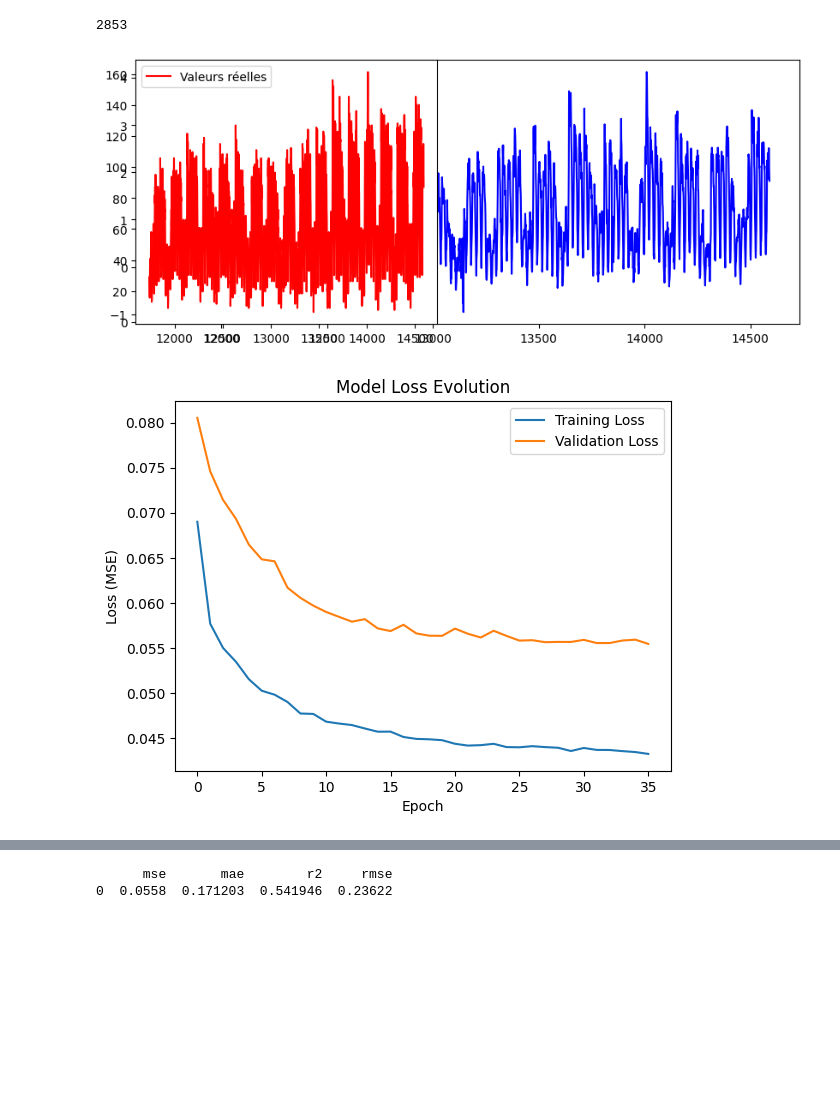
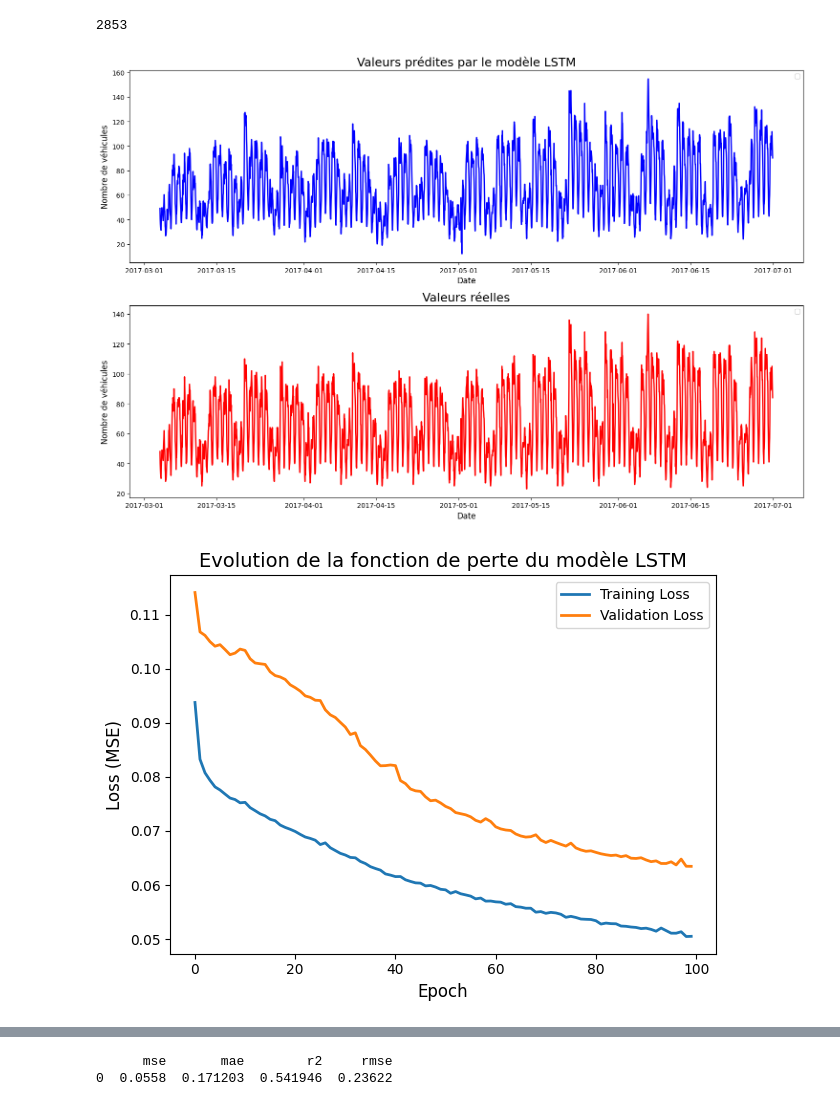
Before and after one commit to Katchoou/Estimation-du-traffic-routier---ATUT2025, a Jupyter notebook: notebook.ipynb, the cells around one changed output, grey strips where cells are left out. Drawn from its saved outputs; the diff is of its cells as text; code cells hidden in the pictures; blank space fills up the shorter version.

Commit message:
Fin de l'implementation du modele LSTM

```diff
--- a/notebook.ipynb
+++ b/notebook.ipynb
@@ -205,7 +200,7 @@ def Difference(df,col, interval):
         diff.append(value)
     return diff
 # %%
-traffic_current, scaler = Normalisation(traffic_current, "Vehicules")
+traffic_current, scaler = Normalisation(traffic_, "Vehicules")
 traffic_current.head(2)
 # %% [output]
 |  | DateHeure | Jonction | Vehicules | Annee | Mois | Jour | Heure |
@@ -346,14 +339,20 @@ y_train.shape
 def MY_LSTM_MODEL(X_train, y_train, X_test, y_test):
     early_stopping = callbacks.EarlyStopping(min_delta=0.001, patience=10, restore_best_weights=True)
     model = Sequential()
-    model.add(LSTM(units = 120, activation='tanh', return_sequences=True, input_shape=(X_train.shape[1], 1)))
+    model.add(LSTM(units = 200, activation='tanh', return_sequences=True, input_shape=(X_train.shape[1], 1)))
     model.add(Dropout(0.2))
-    model.add(LSTM(units = 60, activation='tanh', input_shape=(X_train.shape[1], 1)))
+    model.add(LSTM(units = 100, activation='tanh', return_sequences=True, input_shape=(X_train.shape[1], 1)))
+    model.add(Dropout(0.2))
+    model.add(LSTM(units = 100, activation='tanh', return_sequences=True, input_shape=(X_train.shape[1], 1)))
+    model.add(Dropout(0.2))
+    model.add(LSTM(units = 100, activation='tanh', return_sequences=True, input_shape=(X_train.shape[1], 1)))
+    model.add(Dropout(0.2))
+    model.add(LSTM(units = 300, activation='tanh', input_shape=(X_train.shape[1], 1)))
     model.add(Dropout(0.2))
     model.add(Dense(units = 1))
 
-    model.compile(optimizer=SGD(learning_rate=expo_decay, momentum=0.95), loss='mean_squared_error' )
-    model.fit(X_train,y_train, validation_data=(X_test, y_test), epochs=50, batch_size=120,callbacks=[early_stopping])
+    model.compile(optimizer=SGD(learning_rate=expo_decay, momentum=0.90), loss='mean_squared_error' )
+    model.fit(X_train,y_train, validation_data=(X_test, y_test), epochs=100, batch_size=120, callbacks=[early_stopping])
     y_pred = model.predict(X_test)
     return y_pred, model
 # %%
@@ -422,7 +422,7 @@ X_test.shape[0]
 # %% [output]
 2853
 # %%
-def recover_predictions(model_pred):
+def recover_predictions(model_pred, model_name):
     recover = traffic_norm[-(X_test.shape[0] + 1):-1]
     recover["Predictions"] = model_pred
     transform_reversed = recover.Vehicules + recover.Predictions
@@ -430,25 +430,41 @@ def recover_predictions(model_pred):
     transform_data.columns = ["Pred_normed"]
     final_pred = scaler.inverse_transform(transform_data.values)
     transform_data["Prediction_final"] = final_pred
-    plt.figure(figsize=(10, 4))
-    plt.subplot(1, 1, 1)
-    plt.plot(transform_data["Prediction_final"], label="Valeurs prédites", color='blue')
-    plt.subplot(1, 2, 1)
-    plt.plot(traffic_current["Vehicules"][-(X_test.shape[0] ):-1], label="Valeurs réelles", color='red')
-    plt.legend()
+    donnee = traffic[traffic["Jonction"] == type_jonction]
+
+    fig, ax = plt.subplots(2, 1, figsize=(15, 10))
+    ax[0].plot()
+    ax[0].plot(traffic_["DateHeure"][-(X_test.shape[0] +1 ):-1], transform_data["Prediction_final"], color='blue', lw =2)
+    ax[1].plot(traffic_["DateHeure"][-(X_test.shape[0] +1):-1], donnee["Vehicules"][-(X_test.shape[0] +1):-1], color='red', lw=2)
+    ax[0].set_title('Valeurs prédites par le modèle ' + str(model_name), fontsize=18)
+    ax[0].set_xlabel("Date", fontsize=12)
+    ax[0].set_ylabel("Nombre de véhicules", fontsize=12)
+    ax[0].legend()
+    ax[1].set_xlabel("Date", fontsize=12)
+    ax[1].set_ylabel("Nombre de véhicules", fontsize=12)
+    ax[1].set_title('Valeurs réelles', fontsize=18)
+    ax[1].legend()
+    plt.tight_layout()
+    plt.savefig("Valeurs prédites par le modèle " + str(model_name) + ".png")
     plt.show()
 # %%
-recover_predictions(y_pred)
+recover_predictions(y_pred, "LSTM")
 # %% [output]
-[figure, old version]
+[figure, new version]
 # %%
-plt.plot(my_lstm.history.history['loss'], label='Training Loss')
-plt.plot(my_lstm.history.history['val_loss'], label='Validation Loss')
-plt.title('Evolution de la fonction de perte du modèle LSTM')
-plt.ylabel('Loss (MSE)')
-plt.xlabel('Epoch')
-plt.legend()
-plt.show()
+# Nous allons creer une fonction qui va nous permettre de visualiser l'evolution de la fonction de perte de notre modele LSTM
+def plot_loss_function(model, model_name):
+    plt.plot(model.history.history['loss'], label='Training Loss', lw=2)
+    plt.plot(model.history.history['val_loss'], label='Validation Loss', lw=2)
+    plt.title('Evolution de la fonction de perte du modèle ' + str(model_name), fontsize=14)
+    plt.ylabel('Loss (MSE)', fontsize=12)
+    plt.xlabel('Epoch', fontsize=12)
+    plt.legend()
+    plt.tight_layout()
+    plt.savefig("Evolution de la fonction de perte du modèle " + str(model_name) + ".png")
+    plt.show()
-# %% [output]
-[figure, removed]
+# %%
+plot_loss_function(my_lstm, "LSTM")
+# %% [output]
+[figure, added]
 # %%
```
Also changed, not shown: parts of 16 cells of this notebook, 2 other files.
